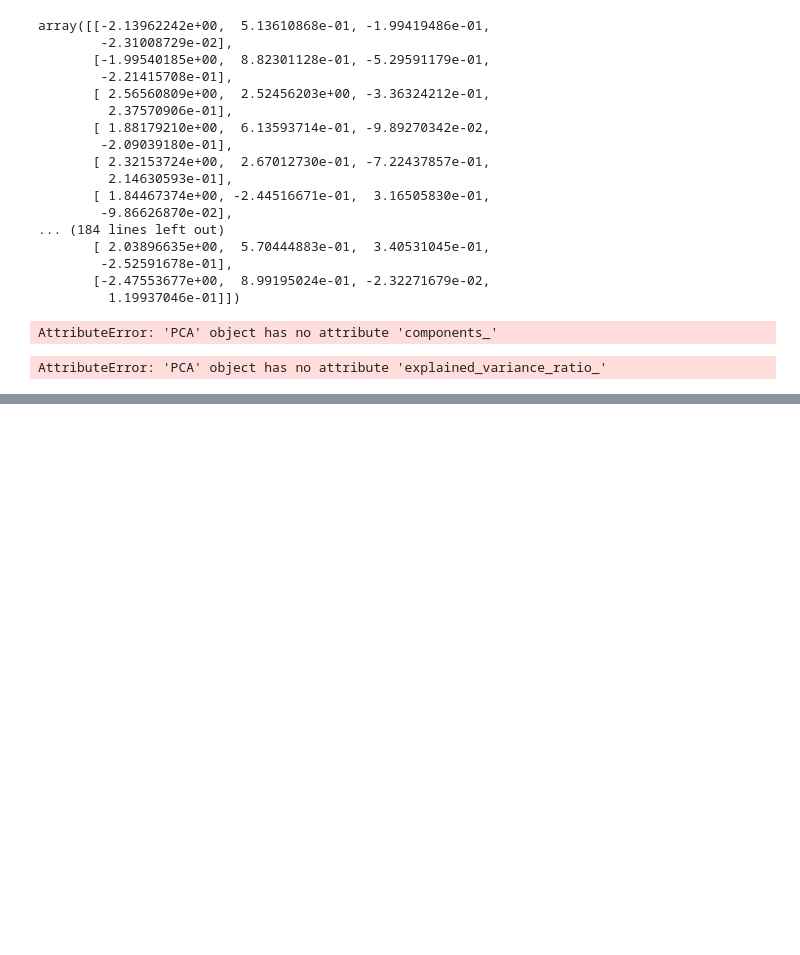
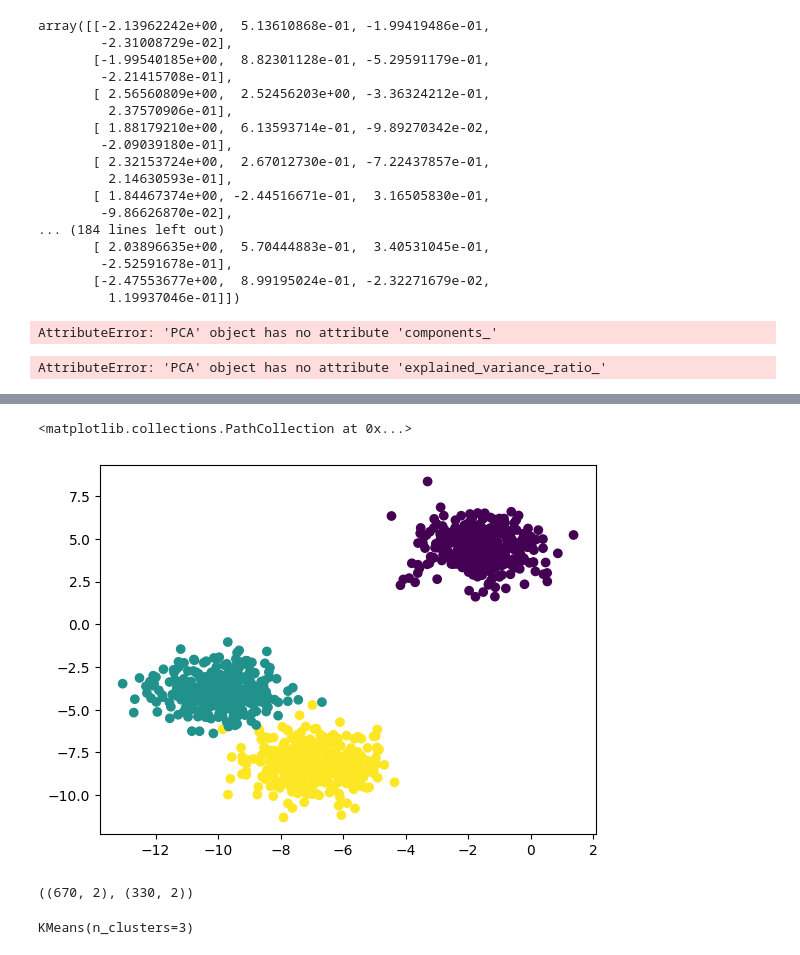
Before and after one commit to kalki81000/File-Handling, a Jupyter notebook: Untitled59.ipynb, the cells around one changed output, grey strips where cells are left out. Cells and saved outputs as stored; diff of their text form; code cells hidden in the pictures; blank space fills up the shorter version.

```diff
--- a/Untitled59.ipynb
+++ b/Untitled59.ipynb
@@ -600,0 +611,3 @@ AttributeError: 'PCA' object has no attribute 'explained_variance_ratio_'
+# %%
+from sklearn.datasets import make_blobs
+x,y = make_blobs(n_samples = 1000 , centers = 3 ,n_features = 2 , random_state = 1)
@@ -600,0 +625,5 @@ AttributeError: 'PCA' object has no attribute 'explained_variance_ratio_'
+# %%
+plt.scatter(x[:,0] , x[:,1] , c = y)
+# %% [output]
+<matplotlib.collections.PathCollection at 0x...>
+[figure, added]
@@ -600,0 +634,4 @@ AttributeError: 'PCA' object has no attribute 'explained_variance_ratio_'
+# %%
+x_train.shape , x_test.shape
+# %% [output]
+((670, 2), (330, 2))
@@ -600,0 +642,4 @@ AttributeError: 'PCA' object has no attribute 'explained_variance_ratio_'
+# %%
+kmeans.fit(x_train)
+# %% [output]
+KMeans(n_clusters=3)
```
Also changed, not shown: parts of 19 cells of this notebook.
